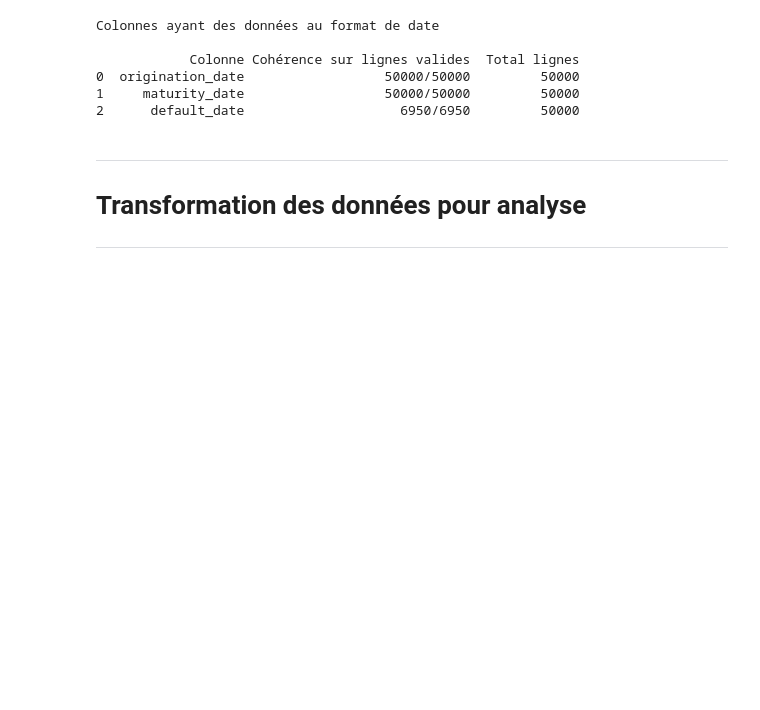
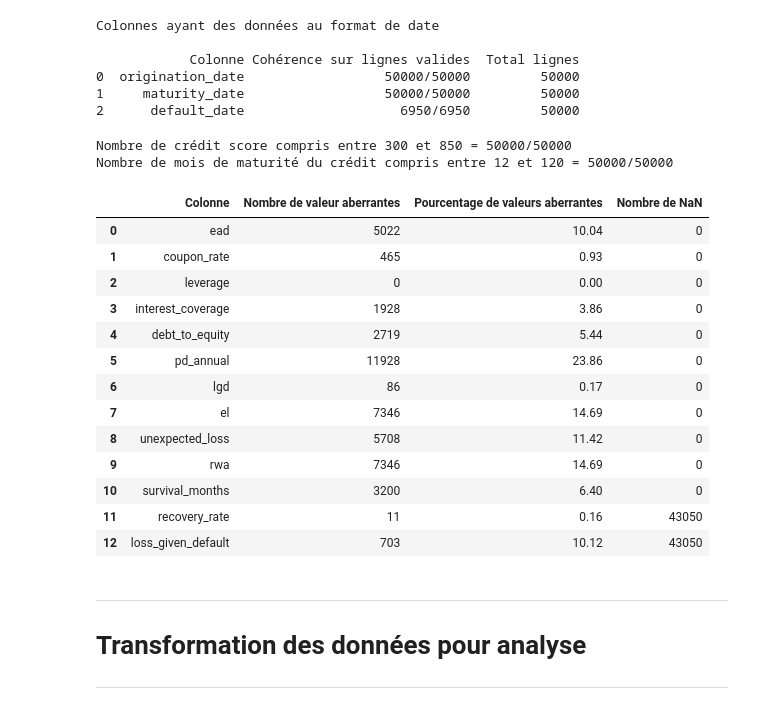
Before and after one commit to NajimDja/Analyse-risque-credit, a Jupyter notebook: analyse_credit.ipynb, the cells around one changed output. Saved outputs shown, nothing was run; the diff lists cells and outputs as text; code cells hidden in the pictures; blank space fills up the shorter version.

Commit message:
Check des outliers

```diff
--- a/analyse_credit.ipynb
+++ b/analyse_credit.ipynb
@@ -103,6 +103,32 @@ Colonnes ayant des données au format de date
 0  origination_date                  50000/50000         50000
 1     maturity_date                  50000/50000         50000
 2      default_date                    6950/6950         50000
+# %%
+# Vérifier que credit_score soit compris entre 300 et 850
+# Vérifier que maturity_months soit compris entre 12 et 120
+print(f"Nombre de crédit score compris entre 300 et 850 = {df_loans['credit_score'].between(300, 850).sum()}/{len(df_loans['credit_score'])}")
+print(f"Nombre de mois de maturité du crédit compris entre 12 et 120 = {df_loans['maturity_months'].between(12, 120).sum()}/{len(df_loans['maturity_months'])}")
+# %% [output]
+Nombre de crédit score compris entre 300 et 850 = 50000/50000
+Nombre de mois de maturité du crédit compris entre 12 et 120 = 50000/50000
+# %%
+outliers = dq.check_outliers(df_loans, col_to_ignore=['defaulted', 'credit_score', 'maturity_months'])
+outliers
+# %% [output]
+|  | Colonne | Nombre de valeur aberrantes | Pourcentage de valeurs aberrantes | Nombre de NaN |
+| 0 | ead | 5022 | 10.04 | 0 |
+| 1 | coupon_rate | 465 | 0.93 | 0 |
+| 2 | leverage | 0 | 0.00 | 0 |
+| 3 | interest_coverage | 1928 | 3.86 | 0 |
+| 4 | debt_to_equity | 2719 | 5.44 | 0 |
+| 5 | pd_annual | 11928 | 23.86 | 0 |
+| 6 | lgd | 86 | 0.17 | 0 |
+| 7 | el | 7346 | 14.69 | 0 |
+| 8 | unexpected_loss | 5708 | 11.42 | 0 |
+| 9 | rwa | 7346 | 14.69 | 0 |
+| 10 | survival_months | 3200 | 6.40 | 0 |
+| 11 | recovery_rate | 11 | 0.16 | 43050 |
+| 12 | loss_given_default | 703 | 10.12 | 43050 |
 # %% [markdown]
 ***
 # **Transformation des données pour analyse**
```
Also changed, not shown: parts of 3 cells of this notebook, 1 other file.
